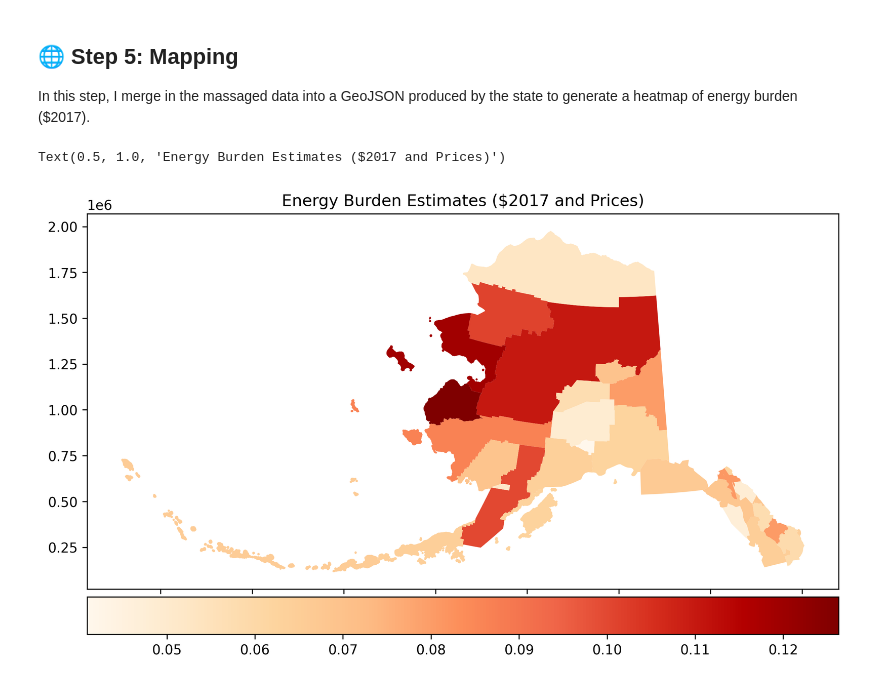
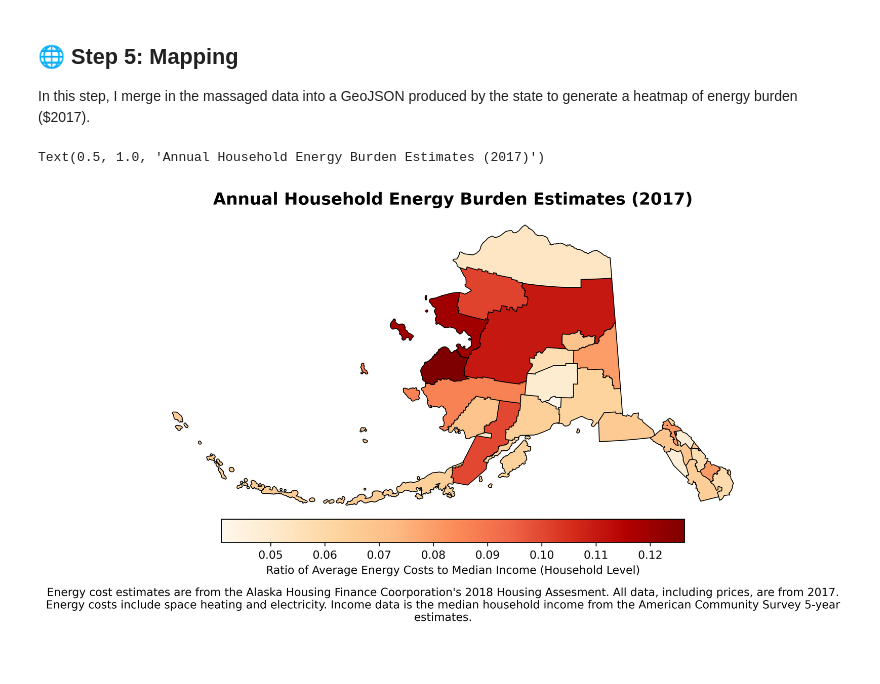
Before and after one commit to jikaczmarski/ak-energy-burden-mapping, a Jupyter notebook: energy_poverty_mapping.ipynb, the cells around one changed output. Cells and saved outputs as stored; diff of their text form; code cells hidden in the pictures.

```diff
--- a/energy_poverty_mapping.ipynb
+++ b/energy_poverty_mapping.ipynb
@@ -15,7 +15,7 @@ import httpx
 import polars as pl
 import geopandas as gpd
 import matplotlib.pyplot as plt
-plt.rcParams['figure.dpi'] = 300
+plt.rcParams['figure.dpi'] = 600
 
 # Import user packages
 from src.credentials import USCensusAPI
@@ -136,19 +136,29 @@ In this step, I merge in the massaged data into a GeoJSON produced by the state
 map = gpd.read_file(os.path.join(os.curdir,'data','raw','us-census-areas-ak.geojson'))
 # %%
 map = map.merge(energy_burden.to_pandas(), on = "COUNTYFP")
-# %%
-fig, ax = plt.subplots(figsize=(10, 10))
-map.plot(
-    aspect=1,
-    column="Energy Burden",
-    legend=True,
-    cmap="OrRd",
-    ax=ax,
-    legend_kwds={"orientation": "horizontal", "pad": 0.01},
-)
-
-
-plt.title("Energy Burden Estimates ($2017 and Prices)")
-# %% [output]
-Text(0.5, 1.0, 'Energy Burden Estimates ($2017 and Prices)')
-[figure, removed]
+# %%
+fig, ax = plt.subplots(figsize=(10, 10))
+map.boundary.plot(ax=ax, edgecolor="black", linewidth=0.75)
+map.plot(
+    aspect=1,
+    column="Energy Burden",
+    legend=True,
+    cmap="OrRd",
+    ax=ax,
+    legend_kwds=dict(
+        orientation="horizontal",
+        pad=0.0,
+        shrink=0.75,
+        label="Ratio of Average Energy Costs to Median Income (Household Level)",
+        fmt="{:.0f}",
+    ),
+)
+txt = "Energy cost estimates are from the Alaska Housing Finance Coorporation's 2018 Housing Assesment. All data, including prices, are from 2017. Energy costs include space heating and electricity. Income data is the median household income from the American Community Survey 5-year estimates."
+ax.set_axis_off()
+fig.text(0.5, 0.1, txt, ha="center", wrap=True)
+plt.title(
+    "Annual Household Energy Burden Estimates (2017)", fontsize=15, fontweight="bold"
+)
+# %% [output]
+Text(0.5, 1.0, 'Annual Household Energy Burden Estimates (2017)')
+[figure, added]
```
